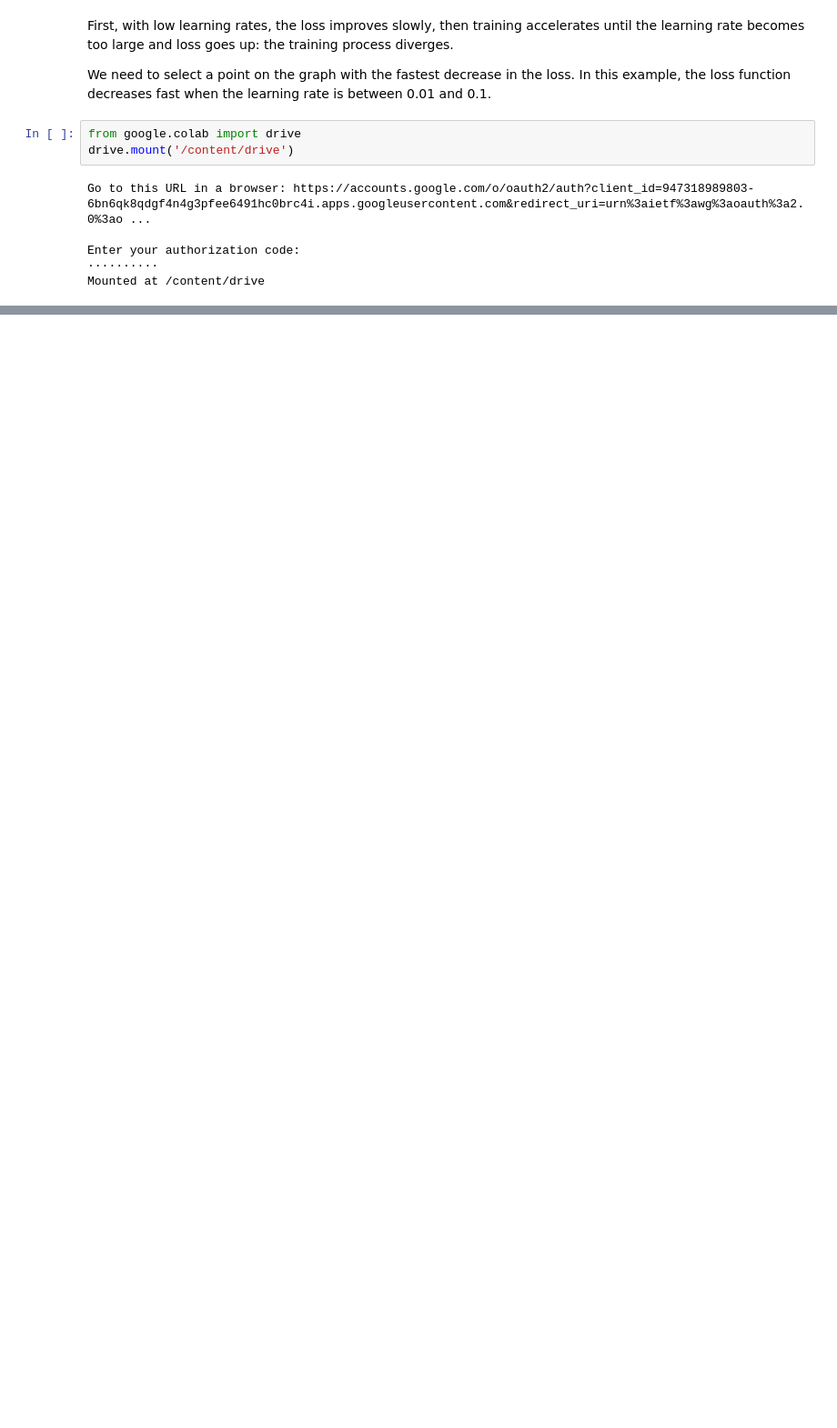
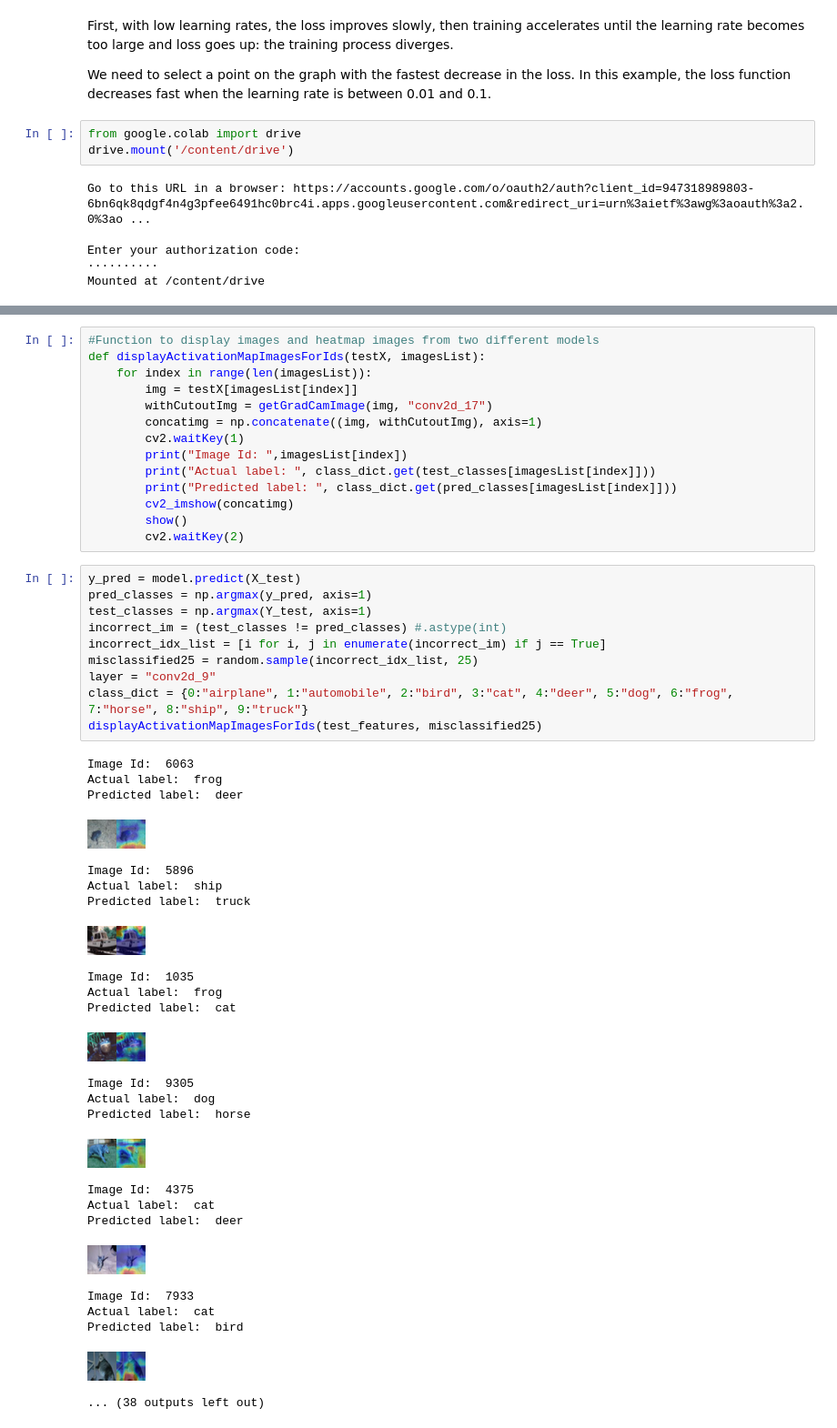
Before and after one commit to gkdivya/ComputerVisionAI, a Jupyter notebook: 11.AdvancedConcepts/CIFAR10-LRFinder.ipynb, the cells around one changed output, grey strips where cells are left out. Shown: that part at 91% size. Cells and saved outputs as stored; diff of their text form; blank space fills up the shorter version.

```diff
--- a/11.AdvancedConcepts/CIFAR10-LRFinder.ipynb
+++ b/11.AdvancedConcepts/CIFAR10-LRFinder.ipynb
@@ -444,0 +447,50 @@ KeyboardInterrupt: ignored
+# %%
+#Function to display images and heatmap images from two different models
+def displayActivationMapImagesForIds(testX, imagesList):
+    for index in range(len(imagesList)):
+        img = testX[imagesList[index]]
+        withCutoutImg = getGradCamImage(img, "conv2d_17")
+        concatimg = np.concatenate((img, withCutoutImg), axis=1)
+        cv2.waitKey(1)
+        print("Image Id: ",imagesList[index])
+        print("Actual label: ", class_dict.get(test_classes[imagesList[index]]))
+        print("Predicted label: ", class_dict.get(pred_classes[imagesList[index]]))
+        cv2_imshow(concatimg)
+        show()
+        cv2.waitKey(2)
+# %%
+y_pred = model.predict(X_test)
+pred_classes = np.argmax(y_pred, axis=1)
+test_classes = np.argmax(Y_test, axis=1)
+incorrect_im = (test_classes != pred_classes) #.astype(int)
+incorrect_idx_list = [i for i, j in enumerate(incorrect_im) if j == True]
+misclassified25 = random.sample(incorrect_idx_list, 25)
+layer = "conv2d_9"
+class_dict = {0:"airplane", 1:"automobile", 2:"bird", 3:"cat", 4:"deer", 5:"dog", 6:"frog", 7:"horse", 8:"ship", 9:"truck"}
+displayActivationMapImagesForIds(test_features, misclassified25)
+# %% [output]
+Image Id:  6063
+Actual label:  frog
+Predicted label:  deer
+[figure, added]
+Image Id:  5896
+Actual label:  ship
+Predicted label:  truck
+[figure, added]
+Image Id:  1035
+Actual label:  frog
+Predicted label:  cat
+[figure, added]
+Image Id:  9305
+Actual label:  dog
+Predicted label:  horse
+[figure, added]
+Image Id:  4375
+Actual label:  cat
+Predicted label:  deer
+[figure, added]
+Image Id:  7933
+Actual label:  cat
+Predicted label:  bird
+[figure, added]
+... (38 outputs left out)
```
Also changed, not shown: parts of 12 cells of this notebook.
